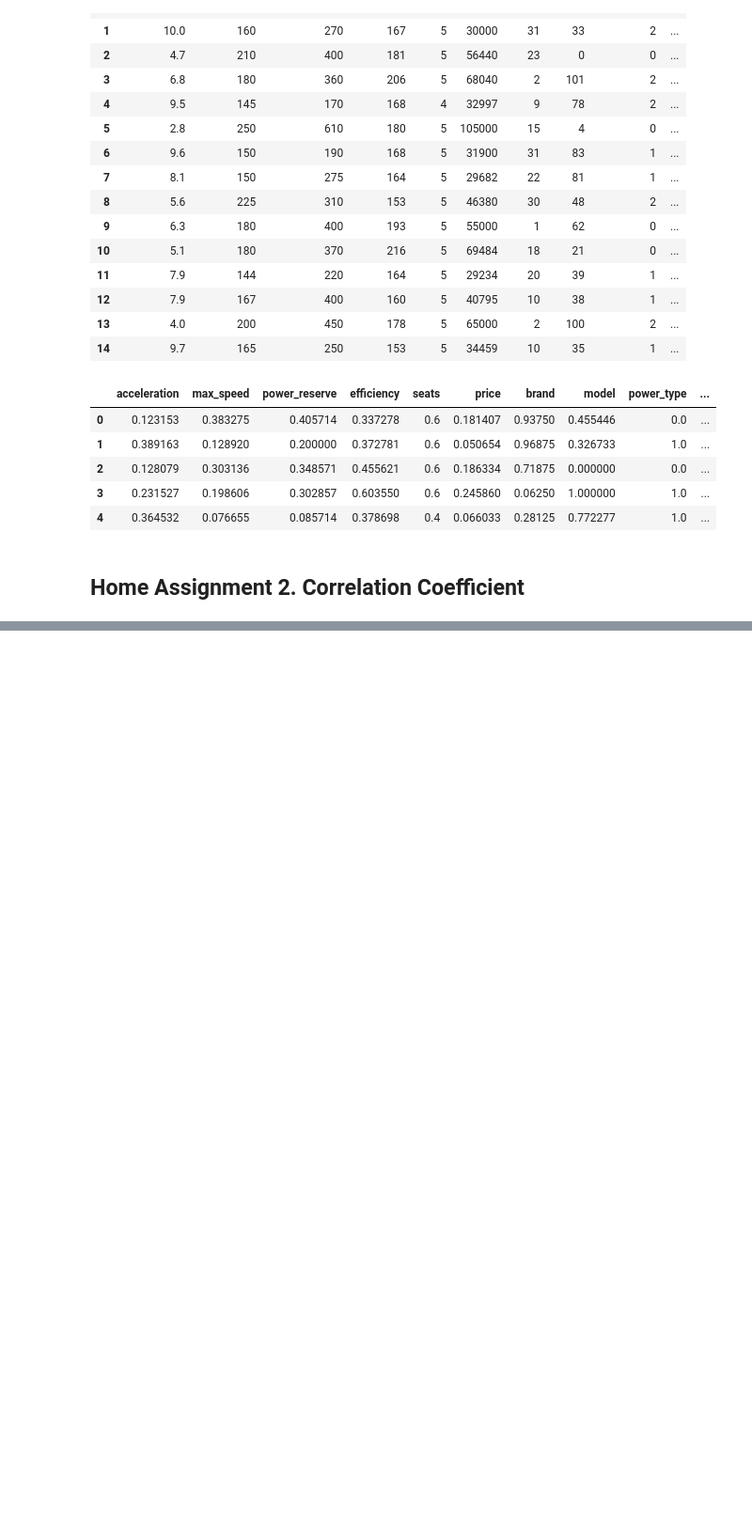
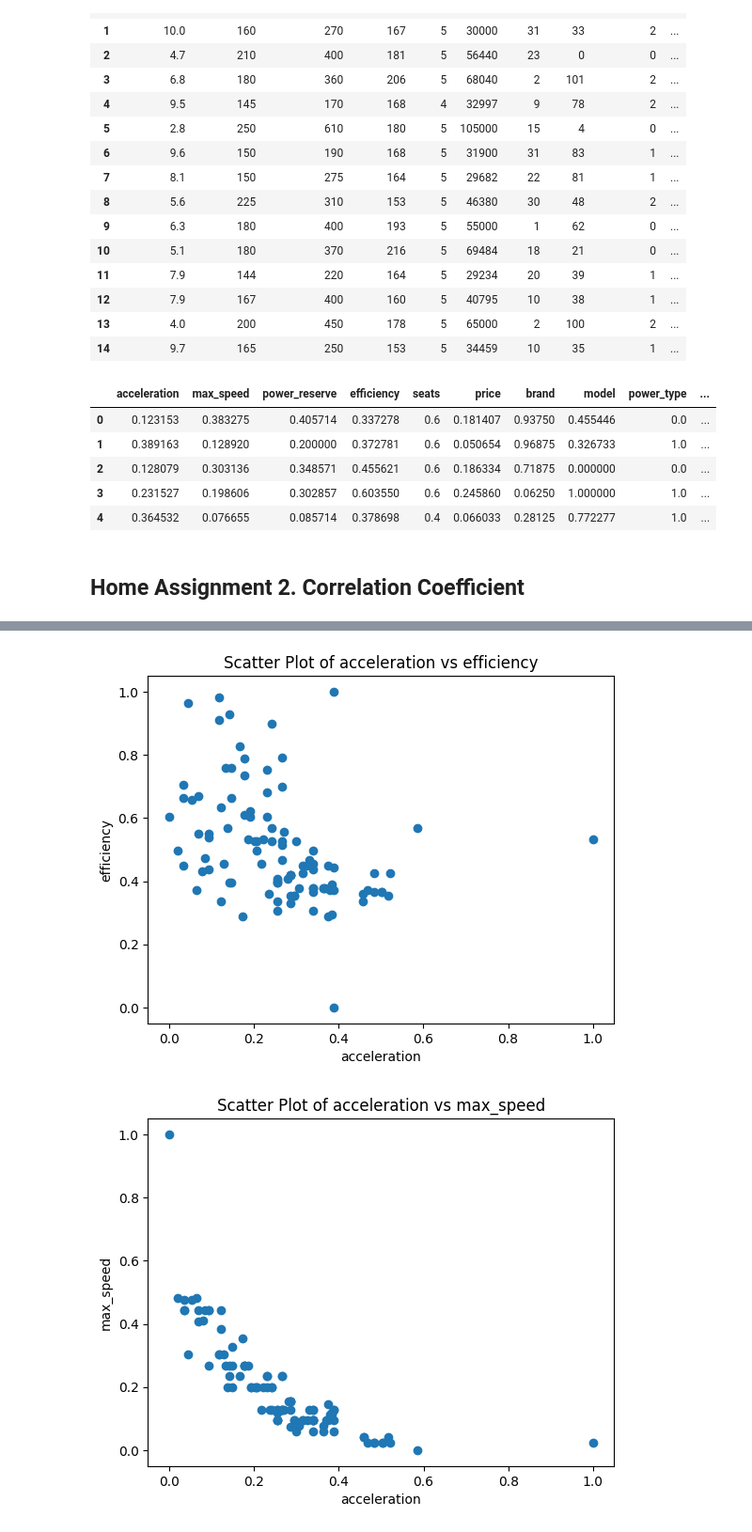
Before and after one commit to tursunovJr/eCars, a Jupyter notebook: eCars.ipynb, the cells around one changed output, grey strips where cells are left out. Shown at 94% size. Drawn from its saved outputs; the diff is of its cells as text; code cells hidden in the pictures; blank space fills up the shorter version.

```diff
--- a/eCars.ipynb
+++ b/eCars.ipynb
@@ -130,0 +150,18 @@ dataset.head()
+# %%
+#Теперь разберем насколько они хорошо подойдут для постройки линейной регрессии. Построим для них график
+
+parameters = ['acceleration', 'efficiency', 'max_speed', 'price']
+
+for i in range(len(parameters)):
+    for j in range(i + 1, len(parameters)):
+        x = dataset[parameters[i]]
+        y = dataset[parameters[j]]
+
+        plt.scatter(x, y)
+        plt.xlabel(parameters[i])
+        plt.ylabel(parameters[j])
+        plt.title(f'Scatter Plot of {parameters[i]} vs {parameters[j]}')
+        plt.show()
+# %% [output]
+[figure, added]
+[figure, added]
```
Also changed, not shown: parts of 23 cells of this notebook.
